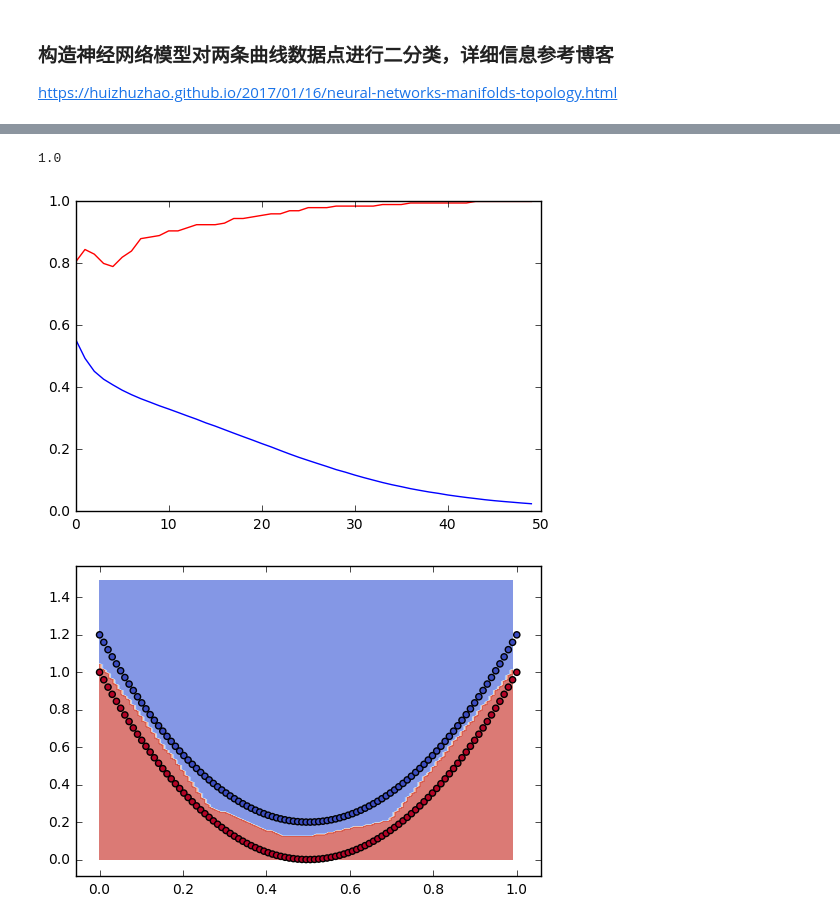
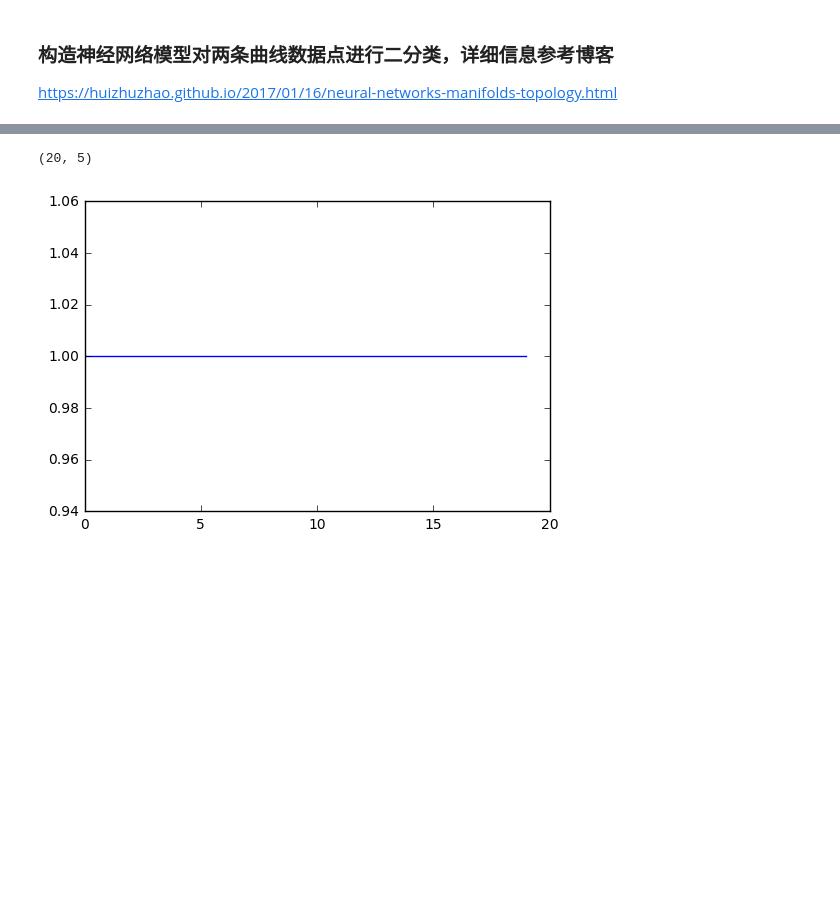
Before and after one commit to huizhuzhao/jupyter_notebook, a Jupyter notebook: jupyter_keras/examples/nn_manifold_topology.ipynb, the cells around one changed output, grey strips where cells are left out. Saved outputs shown, nothing was run; the diff lists cells and outputs as text; code cells hidden in the pictures; blank space fills up the shorter version.

```diff
--- a/jupyter_keras/examples/nn_manifold_topology.ipynb
+++ b/jupyter_keras/examples/nn_manifold_topology.ipynb
@@ -112,18 +102,11 @@ Epoch 20/20
-# %%
-y_pred = model.predict(X)
-fpr, tpr, threshold = roc_curve(np.argmax(y, axis=1), y_pred[:, 1])
-roc_auc = auc(fpr, tpr)
-roc_auc
-# %% [output]
-1.0
-# %%
-loss_metrics = loss_metrics_dict['train_loss_metrics']
-loss_list = [x[0] for x in loss_metrics]
-metrics_list = [x[1] for x in loss_metrics]
-plt.plot(loss_list)
-plt.plot(metrics_list, 'r')
-plt.show()
-visualize_model(model, 0, 1, 0, 1.5, 0.01)
-# %% [output]
-[figure, removed]
-[figure, removed]
+# %%
+csv_path = './logger.csv'
+df = pd.read_csv(csv_path)
+df.shape
+# %% [output]
+(20, 5)
+# %%
+plt.plot(df.epoch, df.val_acc)
+plt.show()
+# %% [output]
+[figure, added]
```
Also changed, not shown: parts of 8 cells of this notebook, 16 other files.
